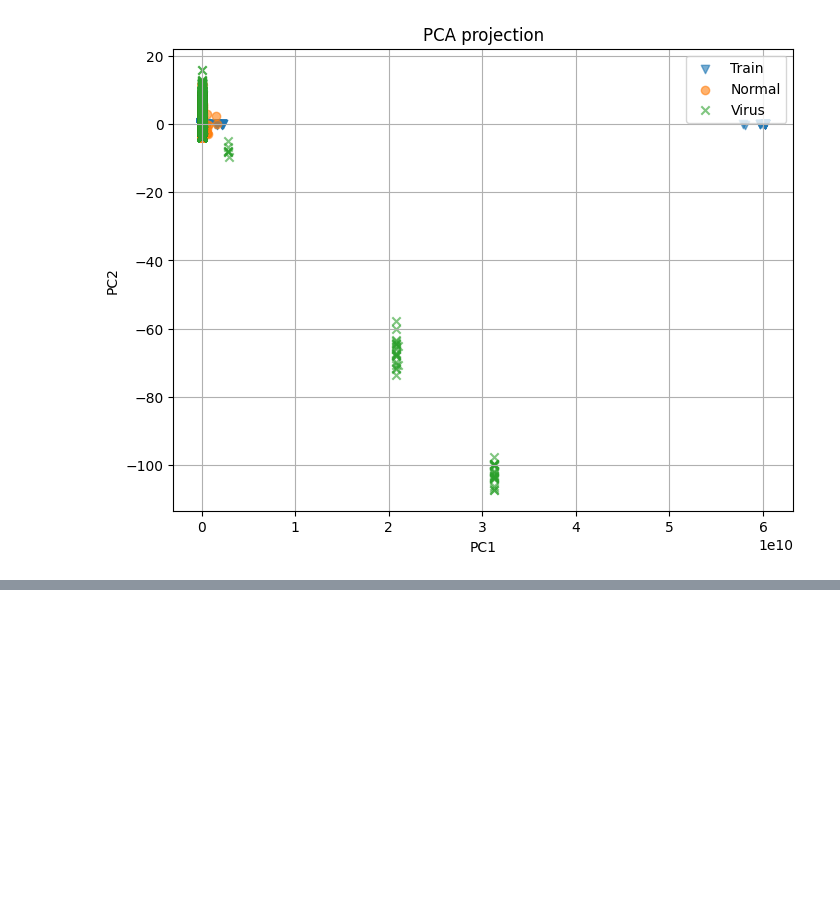
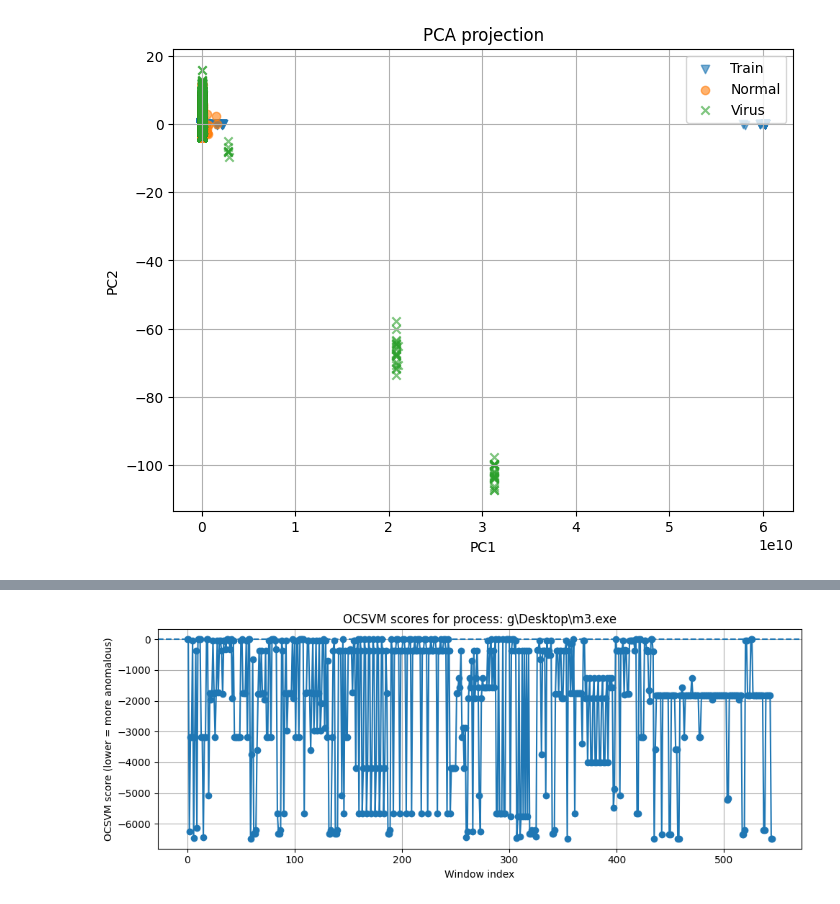
Before and after one commit to idanmaman4/RoboCopAi, a Jupyter notebook: syscall_handle_one_hot copy 2.ipynb, the cells around one changed output, grey strips where cells are left out. Saved outputs shown, nothing was run; the diff lists cells and outputs as text; code cells hidden in the pictures; blank space fills up the shorter version.

```diff
--- a/syscall_handle_one_hot copy 2.ipynb
+++ b/syscall_handle_one_hot copy 2.ipynb
@@ -402,0 +381,4 @@ open("normal.not_virus",'w').write(str("\n".join(str(i) for i in normal_report))
+# %%
+plot_process_all_scores(virus_report, 'g\Desktop\m3.exe')
+# %% [output]
+[figure, added]
```
Also changed, not shown: parts of 17 cells of this notebook, 1 other file.
